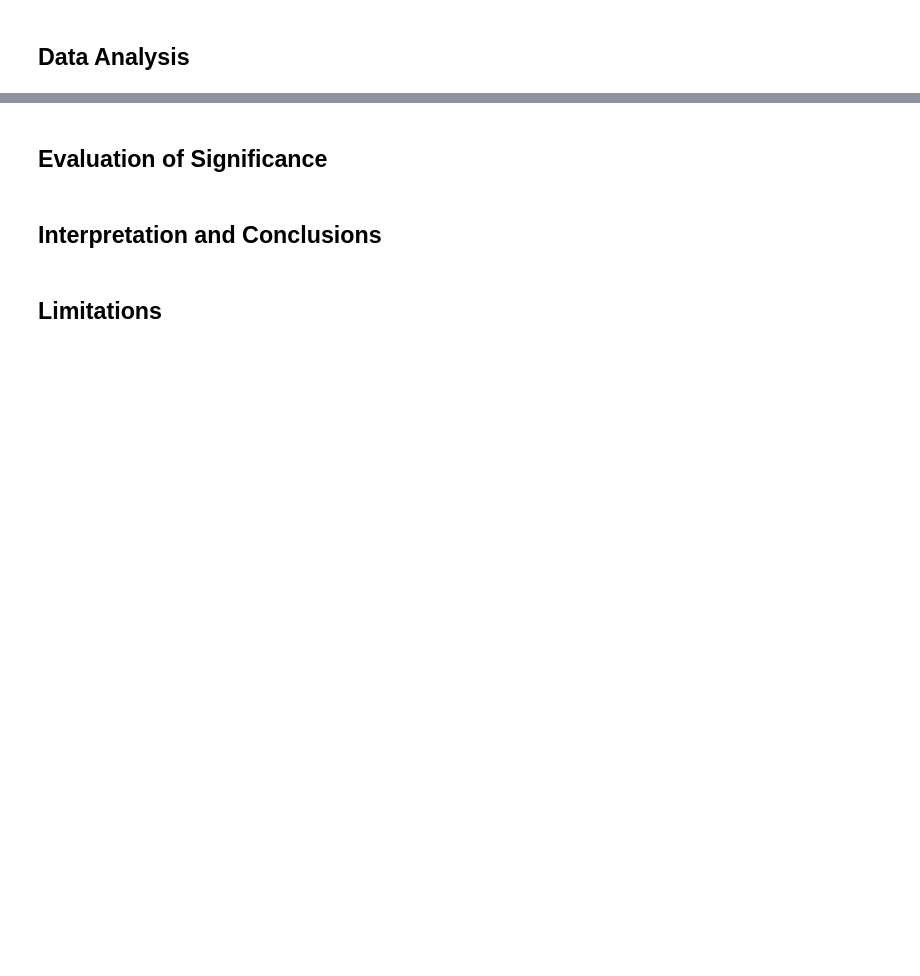
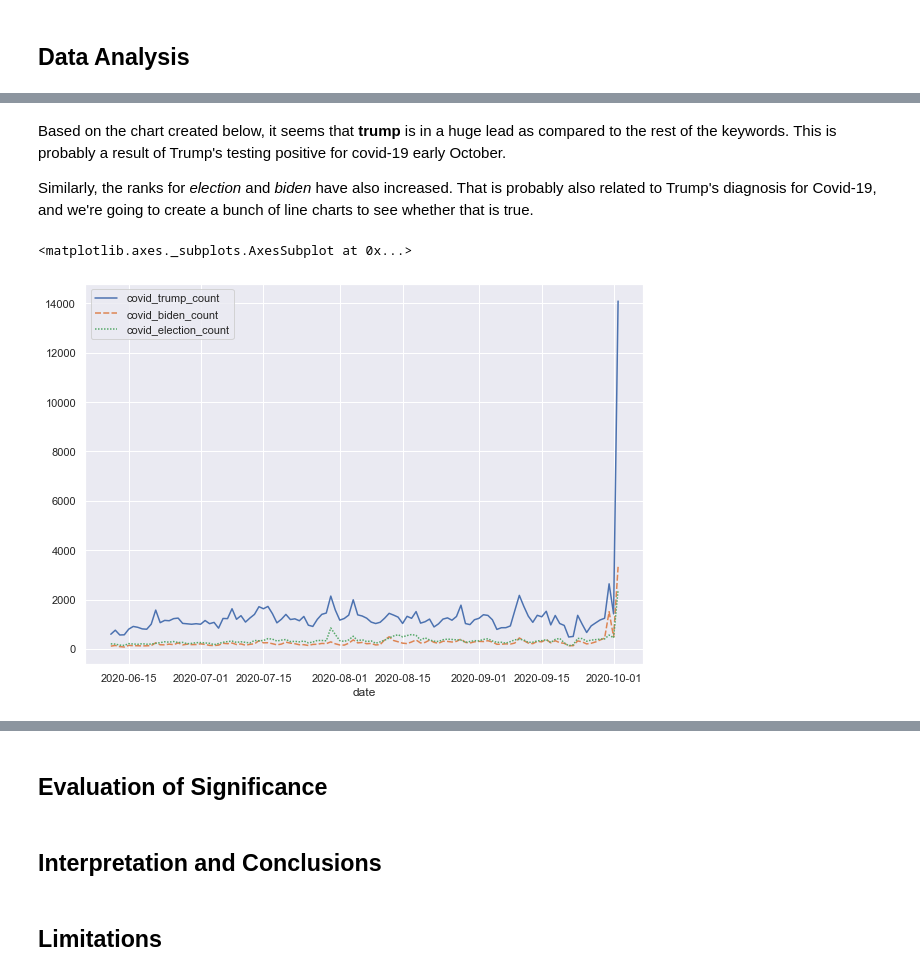
Before and after one commit to kaiyue95/INFO-2950-Final-Project, a Jupyter notebook: phase_4.ipynb, the cells around one changed output, grey strips where cells are left out. Saved outputs shown, nothing was run; the diff lists cells and outputs as text; code cells hidden in the pictures; blank space fills up the shorter version.

Commit message:
phase 4 data analysis I

```diff
--- a/phase_4.ipynb
+++ b/phase_4.ipynb
@@ -10,0 +104,15 @@
+# %% [markdown]
+Based on the chart created below, it seems that **trump** is in a huge lead as compared to the rest of the keywords. This is probably a result of Trump's testing positive for covid-19 early October.
+
+Similarly, the ranks for *election* and *biden* have also increased. That is probably also related to Trump's diagnosis for Covid-19, and we're going to create a bunch of line charts to see whether that is true.
+# %%
+_, ax3 = plt.subplots(figsize=(10, 7))
+
+from pandas.plotting import register_matplotlib_converters
+register_matplotlib_converters()
+
+new_result = covid_df.set_index("date").iloc[100:]
+sns.lineplot(data=new_result[["covid_trump_count", "covid_biden_count", "covid_election_count"]], ax=ax3)
+# %% [output]
+<matplotlib.axes._subplots.AxesSubplot at 0x...>
+[figure, added]
```
Also changed, not shown: parts of 25 cells of this notebook.
